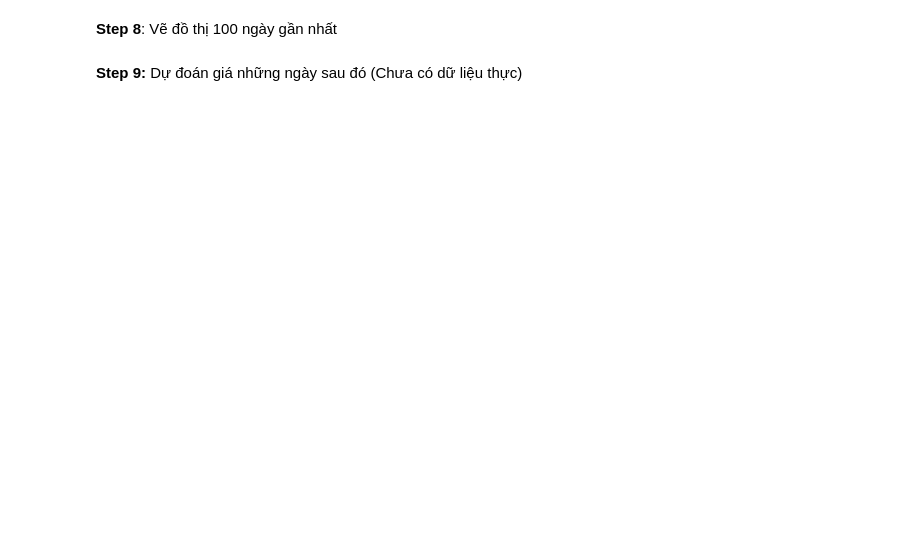
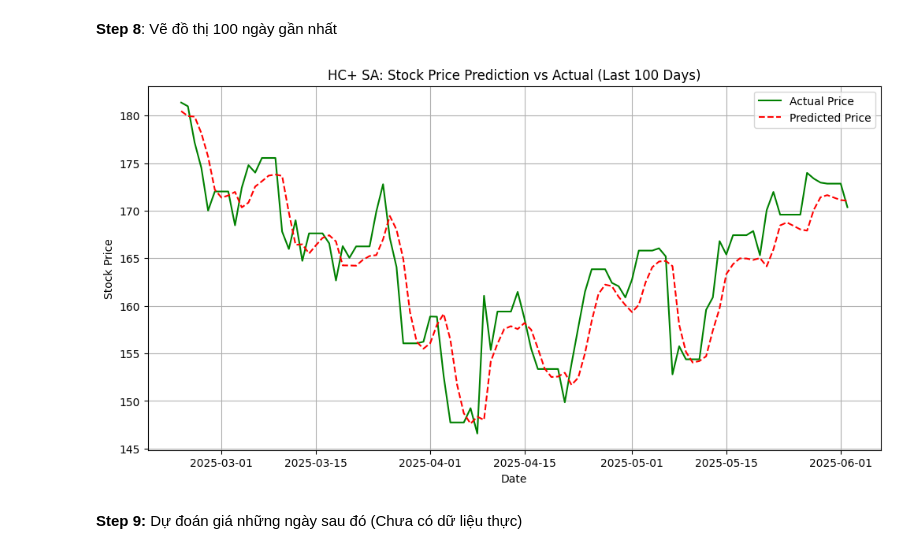
Before and after one commit to Sunny20235195/stock-market-price-prediction, a Jupyter notebook: stock_prediction_using_LSTM_with_Hill_climbing_vs_steal_anealing.ipynb, the cells around one changed output. Saved outputs shown, nothing was run; the diff lists cells and outputs as text; code cells hidden in the pictures; blank space fills up the shorter version.

```diff
--- a/stock_prediction_using_LSTM_with_Hill_climbing_vs_steal_anealing.ipynb
+++ b/stock_prediction_using_LSTM_with_Hill_climbing_vs_steal_anealing.ipynb
@@ -179,21 +226,16 @@ import math
 from sklearn.metrics import mean_squared_error
 import numpy as np
 import tensorflow as tf
-
-# ====================================
-# 1. Các hàm phụ
-# ====================================
-
 def create_individual():
     """
     Tạo một cá thể ngẫu nhiên cho hyperparameter tuning:
       - window_size: int trong [30, 90]
-      - units: int trong [64, 128]
+      - units: int trong [32, 64, 128]
     Trả về dict {'window_size': ..., 'units': ...}
     """
     return {
         'window_size': random.randint(30, 90),
-        'units': random.choice([64, 128])
+        'units': random.choice([32, 64, 128])
     }
 
 
@@ -202,7 +244,7 @@ def create_neighbor(ind):
     Tạo một cá thể láng giềng (neighbor) từ ind hiện tại.
     Cơ chế đột biến:
       - 50% khả năng thay đổi window_size ±3 hoặc ±5 (giữ trong [30, 90])
-      - 50% khả năng đổi sang một giá trị units khác trong [64, 128]
+      - 50% khả năng đổi sang một giá trị units khác trong [32, 64, 128]
     Trả về dict mới.
     """
     neighbor = copy.deepcopy(ind)
@@ -211,7 +253,7 @@ def create_neighbor(ind):
         new_ws = neighbor['window_size'] + delta
         neighbor['window_size'] = max(30, min(90, new_ws))
     else:
-        choices = [64, 128]
+        choices = [32, 64, 128]
         choices.remove(neighbor['units'])
         neighbor['units'] = random.choice(choices)
     return neighbor
@@ -247,7 +289,7 @@ def fitness(ind):
 
 # 2. Hàm hill_climb_annealing (HC + SA)
 
-def hill_climb_annealing(max_iterations=100,T_init=1.0,alpha=0.95,min_temperature=1e-3,target_mse=None,random_seed=None):
+def hill_climb_annealing(max_iterations=100,T_init=1.0,alpha=0.95,min_temperature=1e-3,target_mse=0.0001,random_seed=None):
     """
     Tìm best_hyperparams bằng Hill Climbing + Simulated Annealing.
     Args:
@@ -464,26 +550,28 @@ plt.show()
 # %%
 # Chỉ lấy 100 mẫu cuối cùng
 num_plot = 100
 y_test_subset = y_test[-num_plot:]
 preds_subset = preds[-num_plot:]
 
 # Biến đổi ngược lại giá gốc
 y_test_rescaled = scaler.inverse_transform(y_test_subset)
 preds_rescaled = scaler.inverse_transform(preds_subset)
 
 # Lấy đúng 100 ngày cuối tương ứng trong dữ liệu gốc
 dates = data.index[-num_plot:]
 
 # Vẽ đồ thị
 plt.figure(figsize=(12, 6))
 plt.plot(dates, y_test_rescaled, label='Actual Price', color='green')
 plt.plot(dates, preds_rescaled, label='Predicted Price', color='red', linestyle='--')
-plt.title('GA: Stock Price Prediction vs Actual (Last 100 Days)')
+plt.title('HC+ SA: Stock Price Prediction vs Actual (Last 100 Days)')
 plt.xlabel('Date')
 plt.ylabel('Stock Price')
 plt.legend()
 plt.grid(True)
 plt.show()
+# %% [output]
+[figure, added]
 # %% [markdown]
 **Step 9:** Dự đoán giá những ngày sau đó (Chưa có dữ liệu thực)
 # %%
```
Also changed, not shown: parts of 17 cells of this notebook.
